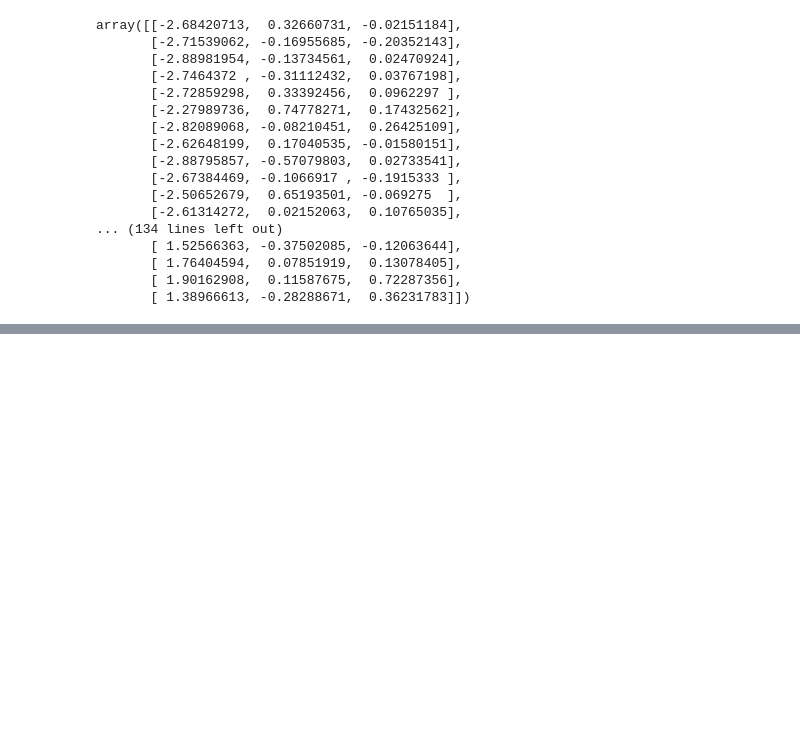
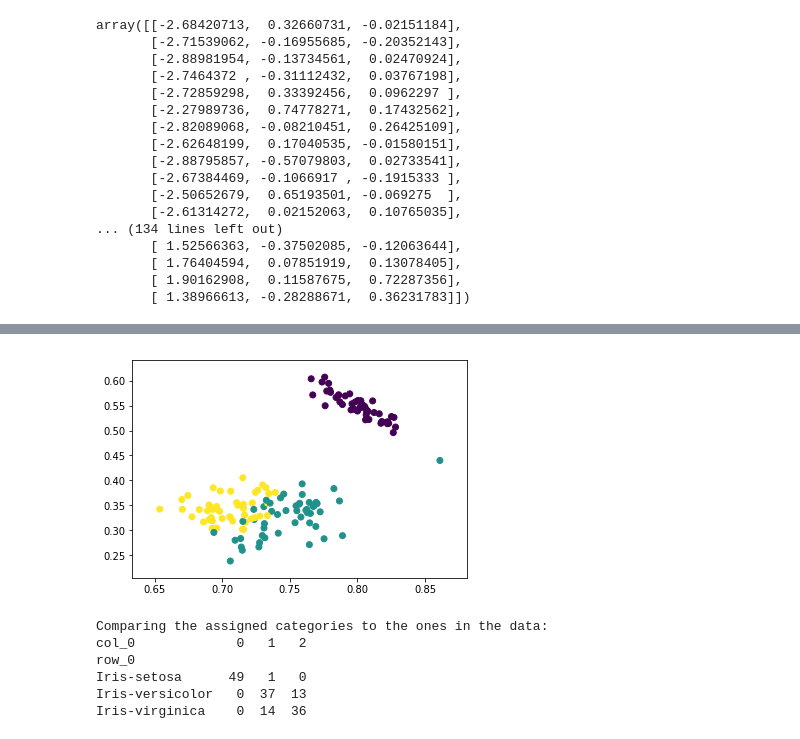
Before and after one commit to VincentG123/ThinkfulBootcamp, a Jupyter notebook: Iris_PCA.ipynb, the cells around one changed output, grey strips where cells are left out. Saved outputs shown, nothing was run; the diff lists cells and outputs as text; code cells hidden in the pictures; blank space fills up the shorter version.

```diff
--- a/Iris_PCA.ipynb
+++ b/Iris_PCA.ipynb
@@ -222,0 +213,25 @@ array([[-2.68420713,  0.32660731, -0.02151184],
+# %%
+# We know we're looking for three clusters.
+n_clusters=3
+
+# Declare and fit the model.
+sc = SpectralClustering(n_clusters=n_clusters)
+sc.fit(X_norm)
+
+#Predicted clusters.
+predict=sc.fit_predict(X_norm)
+
+#Graph results.
+plt.scatter(X_norm[:, 0], X_norm[:, 1], c=predict)
+plt.show()
+
+print('Comparing the assigned categories to the ones in the data:')
+print(pd.crosstab(y,predict))
+# %% [output]
+[figure, added]
+Comparing the assigned categories to the ones in the data:
+col_0             0   1   2
+row_0
+Iris-setosa      49   1   0
+Iris-versicolor   0  37  13
+Iris-virginica    0  14  36
```
Also changed, not shown: parts of 10 cells of this notebook, 4 other files.
